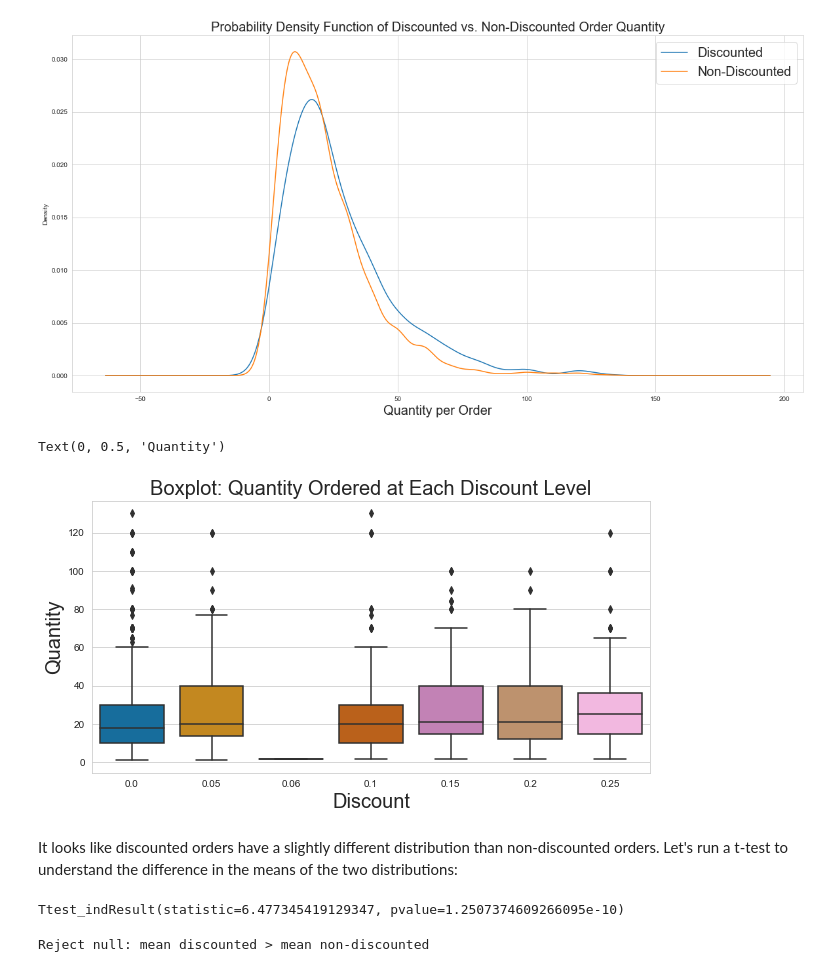
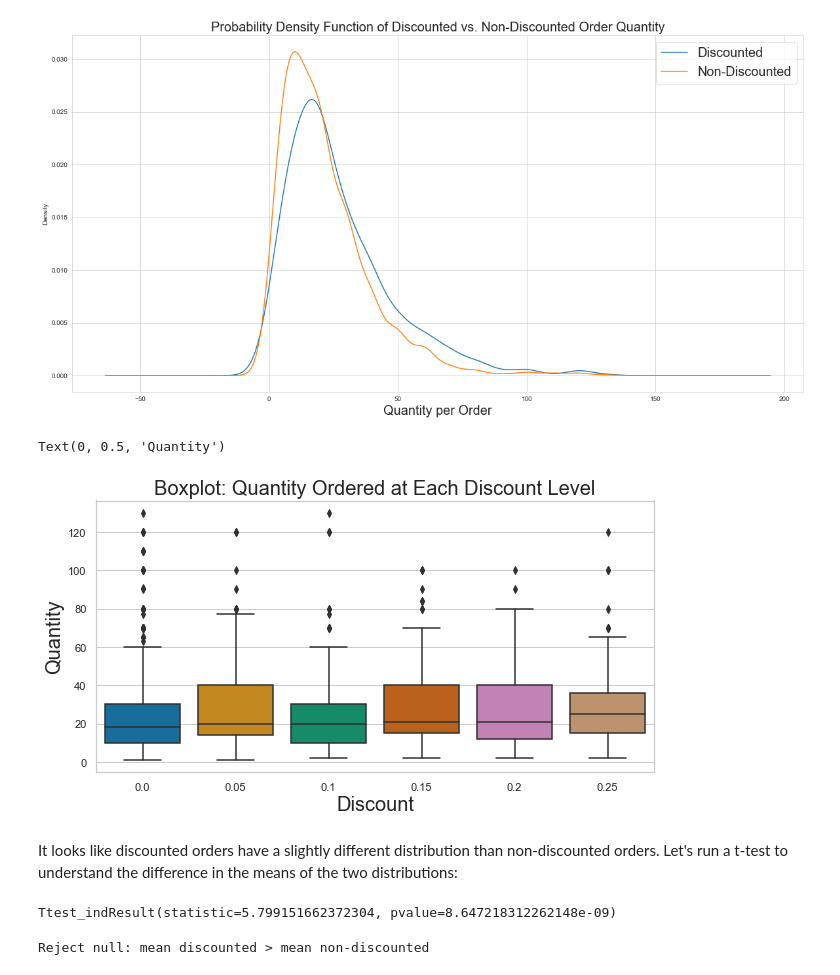
Before and after one commit to melisabardhi/Project2, a Jupyter notebook: Project 2.ipynb, the cells around one changed output. Cells and saved outputs as stored; diff of their text form; code cells hidden in the pictures.

```diff
--- a/Project 2.ipynb
+++ b/Project 2.ipynb
@@ -521,17 +521,16 @@ plt.show()
 # %%
 # Let's see if we can visualize the data better with a boxplot
 # Let's remove discounts between .0 - .05 to focus on the main categories
-df_disc, df_ndisc = df.loc[df.Discount > 0.04], df.loc[df.Discount == 0]
-frames = [df_ndisc, df_disc]
-result = pd.concat(frames)
+# View
+result = df[(df['Discount'] == 0) | (df['Discount'] == 0.05) | (df['Discount'] > 0.06)]
 plt.figure(figsize=(10,5))
 sns.boxplot(y='Quantity', x='Discount', data=result, palette="colorblind")
 plt.title('Boxplot: Quantity Ordered at Each Discount Level', fontsize=20)
 plt.xlabel('Discount', fontsize=20)
 plt.ylabel('Quantity', fontsize=20)
 # %% [output]
 Text(0, 0.5, 'Quantity')
-[figure, old version]
+[figure, new version]
 # %% [markdown]
 It looks like discounted orders have a slightly different distribution than non-discounted orders. Let's run a t-test to understand the difference in the means of the two distributions:
 # %%
@@ -539,7 +538,7 @@ It looks like discounted orders have a slightly different distribution than non-
 results = stats.ttest_ind(df_disc.Quantity, df_ndisc.Quantity, equal_var=False)
 results
 # %% [output]
-Ttest_indResult(statistic=6.477345419129347, pvalue=1.2507374609266095e-10)
+Ttest_indResult(statistic=5.799151662372304, pvalue=8.647218312262148e-09)
 # %%
 # If mean of discounted is > mean of non-discounted, reject null hypothesis
 alpha = 0.05
```
Also changed, not shown: parts of 2 cells of this notebook, 2 other files.
